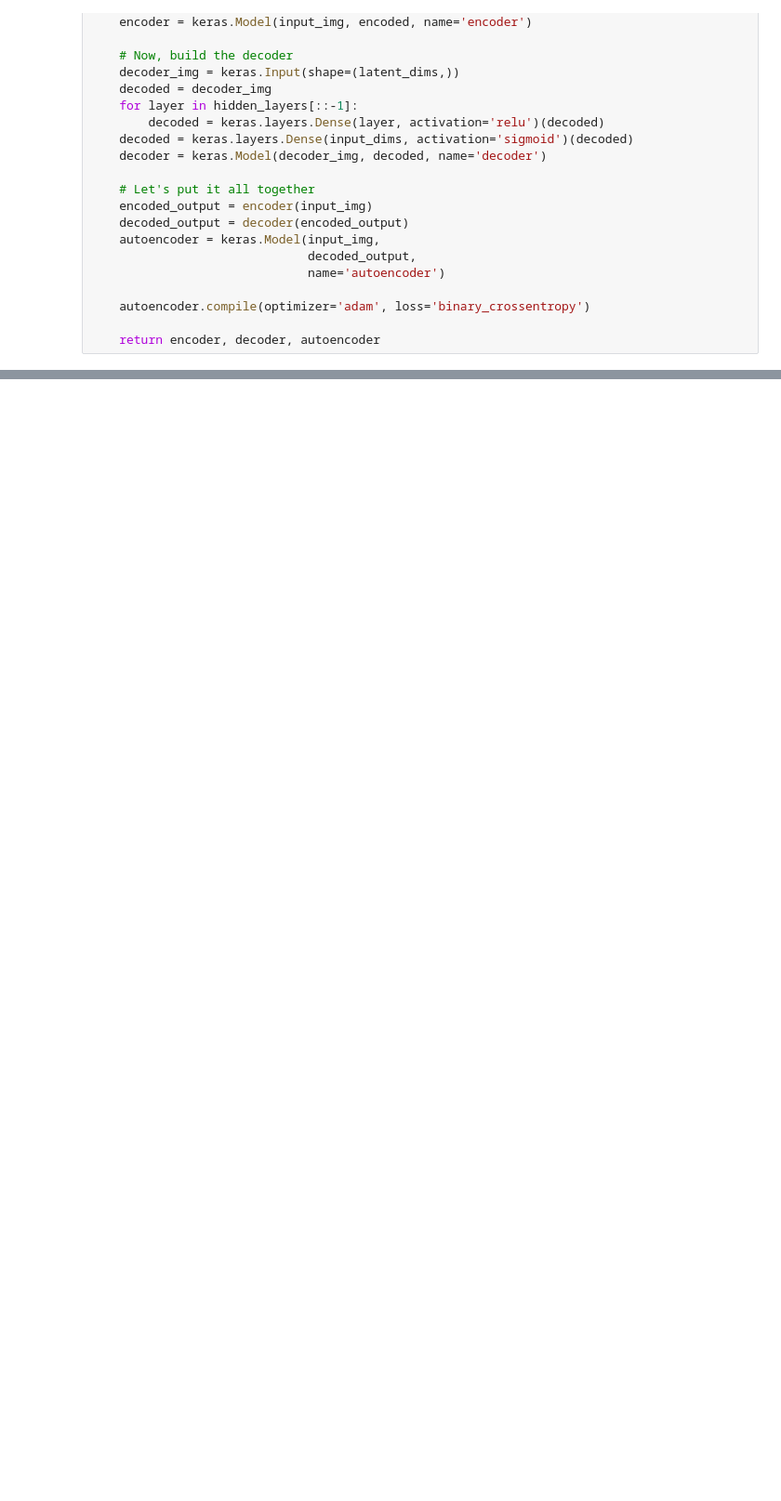
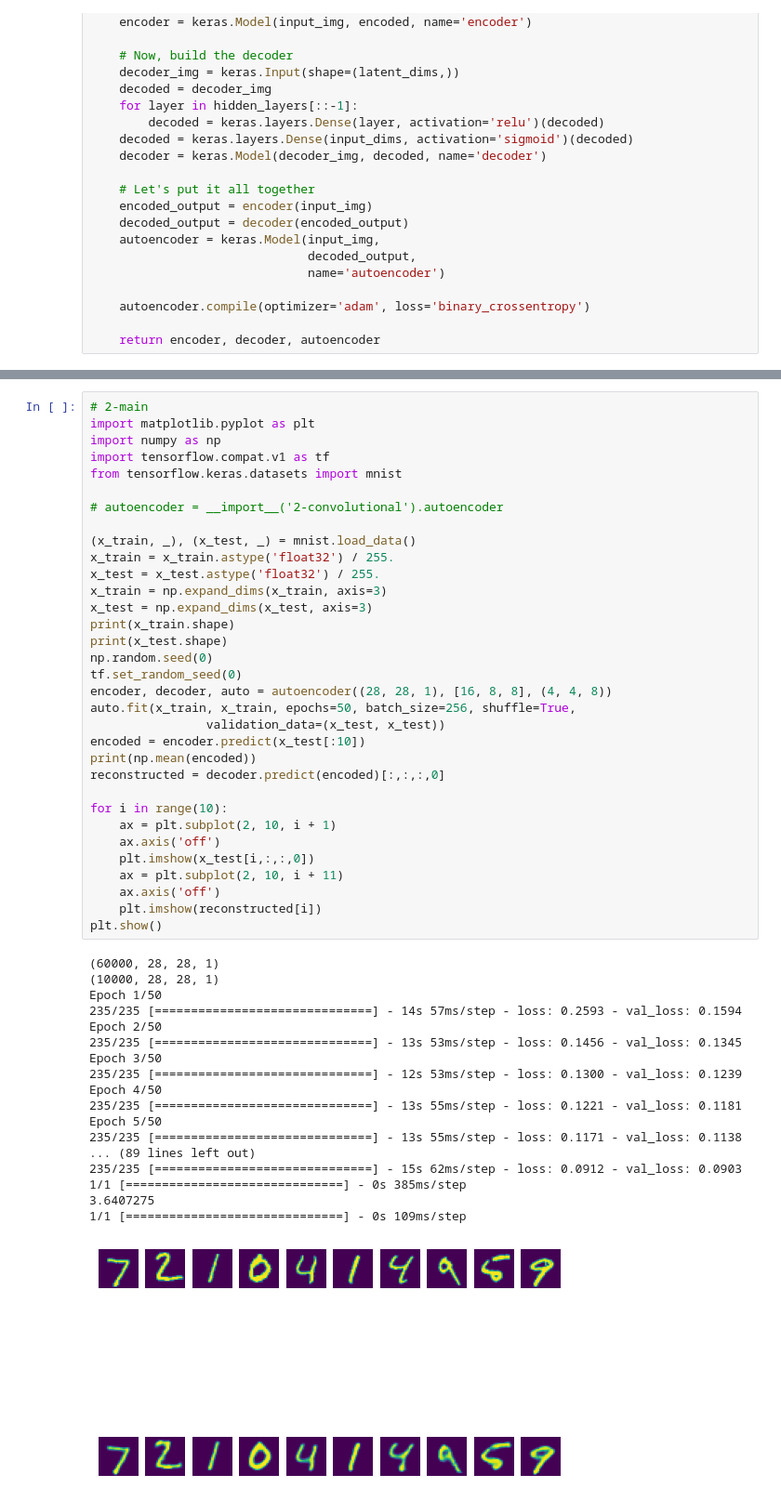
Before and after one commit to bsbanotto/holbertonschool-machine_learning, a Jupyter notebook: unsupervised_learning/autoencoders/autoencoders.ipynb, the cells around one changed output, grey strips where cells are left out. Shown: that part at 93% size. Cells and saved outputs as stored; diff of their text form; blank space fills up the shorter version.

```diff
--- a/unsupervised_learning/autoencoders/autoencoders.ipynb
+++ b/unsupervised_learning/autoencoders/autoencoders.ipynb
@@ -223,0 +244,52 @@ Epoch 6/100
+# %%
+# 2-main
+import matplotlib.pyplot as plt
+import numpy as np
+import tensorflow.compat.v1 as tf
+from tensorflow.keras.datasets import mnist
+
+# autoencoder = __import__('2-convolutional').autoencoder
+
+(x_train, _), (x_test, _) = mnist.load_data()
+x_train = x_train.astype('float32') / 255.
+x_test = x_test.astype('float32') / 255.
+x_train = np.expand_dims(x_train, axis=3)
+x_test = np.expand_dims(x_test, axis=3)
+print(x_train.shape)
+print(x_test.shape)
+np.random.seed(0)
+tf.set_random_seed(0)
+encoder, decoder, auto = autoencoder((28, 28, 1), [16, 8, 8], (4, 4, 8))
+auto.fit(x_train, x_train, epochs=50, batch_size=256, shuffle=True,
+                validation_data=(x_test, x_test))
+encoded = encoder.predict(x_test[:10])
+print(np.mean(encoded))
+reconstructed = decoder.predict(encoded)[:,:,:,0]
+
+for i in range(10):
+    ax = plt.subplot(2, 10, i + 1)
+    ax.axis('off')
+    plt.imshow(x_test[i,:,:,0])
+    ax = plt.subplot(2, 10, i + 11)
+    ax.axis('off')
+    plt.imshow(reconstructed[i])
+plt.show()
+# %% [output]
+(60000, 28, 28, 1)
+(10000, 28, 28, 1)
+Epoch 1/50
+235/235 [==============================] - 14s 57ms/step - loss: 0.2593 - val_loss: 0.1594
+Epoch 2/50
+235/235 [==============================] - 13s 53ms/step - loss: 0.1456 - val_loss: 0.1345
+Epoch 3/50
+235/235 [==============================] - 12s 53ms/step - loss: 0.1300 - val_loss: 0.1239
+Epoch 4/50
+235/235 [==============================] - 13s 55ms/step - loss: 0.1221 - val_loss: 0.1181
+Epoch 5/50
+235/235 [==============================] - 13s 55ms/step - loss: 0.1171 - val_loss: 0.1138
+... (89 lines left out)
+235/235 [==============================] - 15s 62ms/step - loss: 0.0912 - val_loss: 0.0903
+1/1 [==============================] - 0s 385ms/step
+3.6407275
+1/1 [==============================] - 0s 109ms/step
+[figure, added]
```
Also changed, not shown: parts of 4 cells of this notebook, 2 other files.
